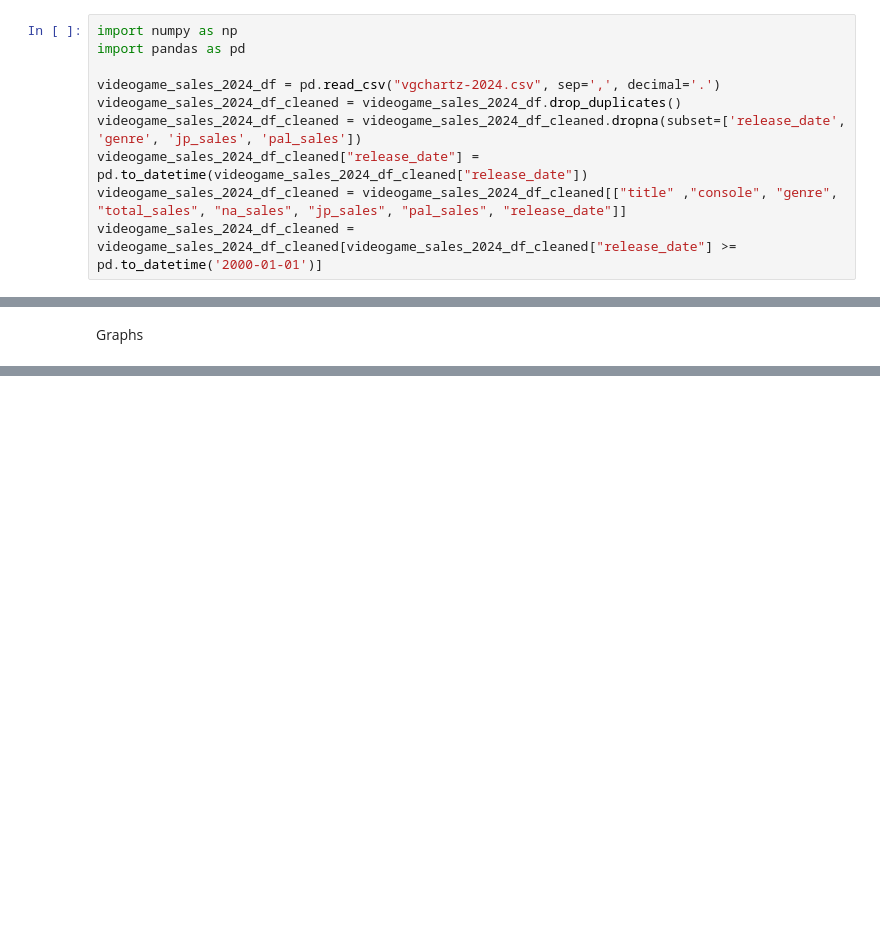
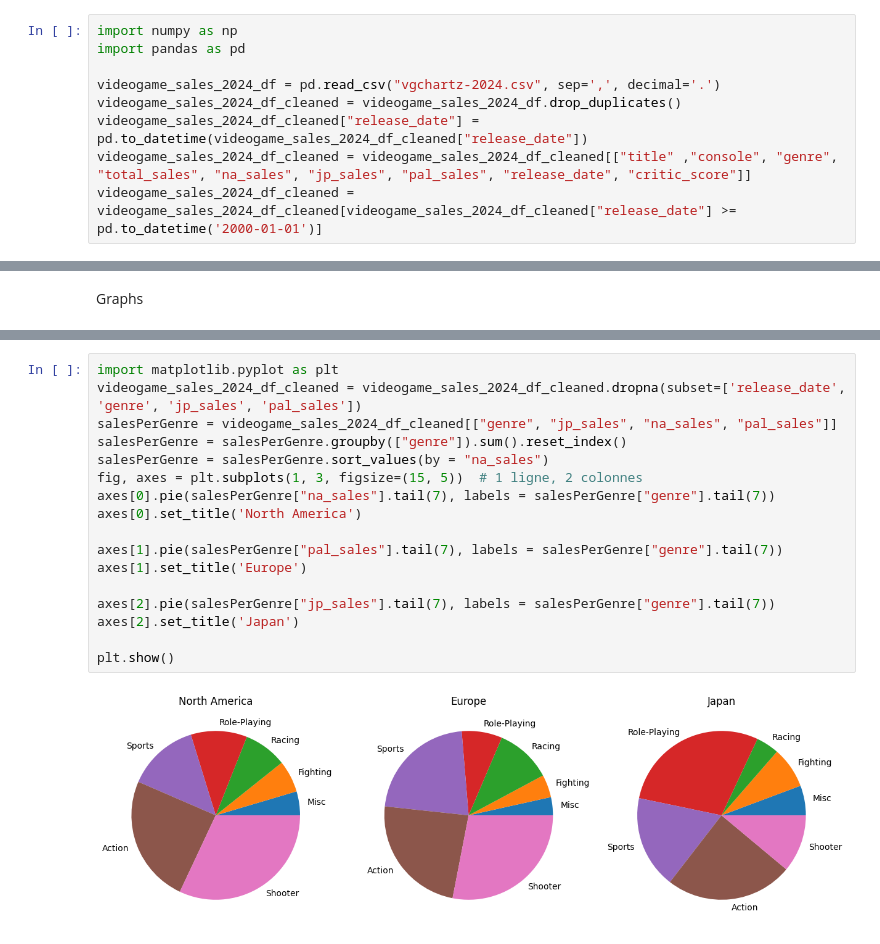
Before and after one commit to StarlaToR/DataScience, a Jupyter notebook: VideoGamesAnalysis.ipynb, the cells around one changed output, grey strips where cells are left out. Drawn from its saved outputs; the diff is of its cells as text; blank space fills up the shorter version.

Commit message:
Update Graphs of videogame_sales_2024

```diff
--- a/VideoGamesAnalysis.ipynb
+++ b/VideoGamesAnalysis.ipynb
@@ -8,9 +8,8 @@ import pandas as pd
 
 videogame_sales_2024_df = pd.read_csv("vgchartz-2024.csv", sep=',', decimal='.')
 videogame_sales_2024_df_cleaned = videogame_sales_2024_df.drop_duplicates()
-videogame_sales_2024_df_cleaned = videogame_sales_2024_df_cleaned.dropna(subset=['release_date', 'genre', 'jp_sales', 'pal_sales'])
 videogame_sales_2024_df_cleaned["release_date"] = pd.to_datetime(videogame_sales_2024_df_cleaned["release_date"])
-videogame_sales_2024_df_cleaned = videogame_sales_2024_df_cleaned[["title" ,"console", "genre", "total_sales", "na_sales", "jp_sales", "pal_sales", "release_date"]]
+videogame_sales_2024_df_cleaned = videogame_sales_2024_df_cleaned[["title" ,"console", "genre", "total_sales", "na_sales", "jp_sales", "pal_sales", "release_date", "critic_score"]]
 videogame_sales_2024_df_cleaned = videogame_sales_2024_df_cleaned[videogame_sales_2024_df_cleaned["release_date"] >= pd.to_datetime('2000-01-01')]
 # %%
 import numpy as np
@@ -58,3 +49,22 @@ plt.title("Video Games Sales per genre released between 2000 and 2024")
 plt.show()
 # %% [output]
 [figure]
+# %%
+import matplotlib.pyplot as plt
+videogame_sales_2024_df_cleaned = videogame_sales_2024_df_cleaned.dropna(subset=['release_date', 'genre', 'jp_sales', 'pal_sales'])
+salesPerGenre = videogame_sales_2024_df_cleaned[["genre", "jp_sales", "na_sales", "pal_sales"]]
+salesPerGenre = salesPerGenre.groupby(["genre"]).sum().reset_index()
+salesPerGenre = salesPerGenre.sort_values(by = "na_sales")
+fig, axes = plt.subplots(1, 3, figsize=(15, 5))  # 1 ligne, 2 colonnes
+axes[0].pie(salesPerGenre["na_sales"].tail(7), labels = salesPerGenre["genre"].tail(7))
+axes[0].set_title('North America')
+
+axes[1].pie(salesPerGenre["pal_sales"].tail(7), labels = salesPerGenre["genre"].tail(7))
+axes[1].set_title('Europe')
+
+axes[2].pie(salesPerGenre["jp_sales"].tail(7), labels = salesPerGenre["genre"].tail(7))
+axes[2].set_title('Japan')
+
+plt.show()
+# %% [output]
+[figure, added]
```
Also changed, not shown: parts of 3 cells of this notebook.
